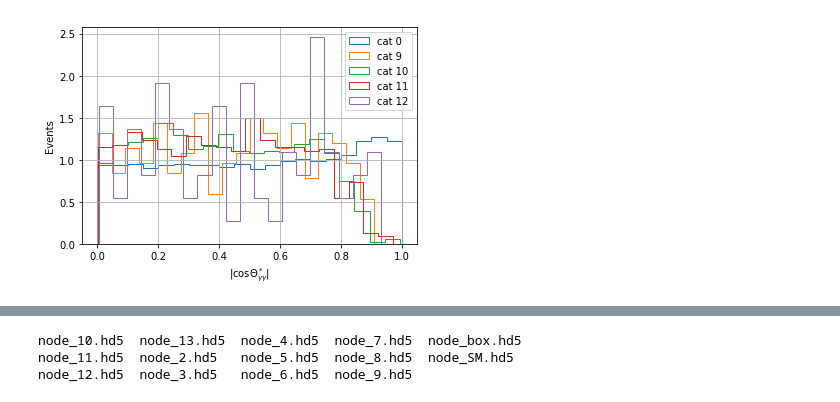
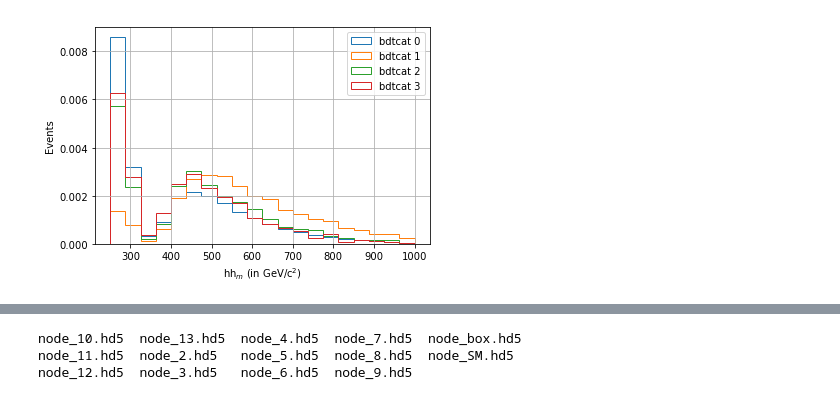
Before and after one commit to gitanjalipoddar/HHbbgg_ETH, a Jupyter notebook: GenResponse/notebooks/root_to_hdf.ipynb, the cells around one changed output, grey strips where cells are left out. Saved outputs shown, nothing was run; the diff lists cells and outputs as text; code cells hidden in the pictures.

Commit message:
changed some category plots

```diff
--- a/GenResponse/notebooks/root_to_hdf.ipynb
+++ b/GenResponse/notebooks/root_to_hdf.ipynb
@@ -737,15 +51,0 @@ plt.show()
-# %%
-plt.figure(53)
-gbycat=dfs["node_SM"].groupby('cat')
-dfc=gbycat.get_group(0)
-np.abs(dfc.cos_theta_hgg).hist(bins=20,normed=True,histtype="step",label="cat %d" % 0)
-for icat in range(9,13):
-    dfc=gbycat.get_group(icat)
-    np.abs(dfc.cos_theta_hgg).hist(bins=20,normed=True,histtype="step",label="cat %d" % icat)
-plt.ylabel("Events")
-plt.xlabel("|cos$\Theta_{\gamma\gamma}^*$|")
-plt.legend()
-plt.show()
-#plt.savefig("cos_theta_gg_category_9-12.png")
-# %% [output]
-[figure, removed]
@@ -751,0 +59,13 @@ plt.show()
+# %%
+plt.figure(2)
+gbybdtcat=dfs["node_2"].groupby('bdtcat')
+for icat in range(0,4):
+    dfc=gbybdtcat.get_group(icat)
+    dfc.hh_m.hist(range=[250,1000],bins=20,normed=True,histtype="step",label="bdtcat %d" % icat)
+plt.ylabel("Events")
+plt.xlabel("hh$_m$ (in GeV/c$^2$)")
+plt.legend()
+plt.show()
+#plt.savefig("hh_m_category_bdt.png")
+# %% [output]
+[figure, added]
```
Also changed, not shown: parts of 108 cells of this notebook.
